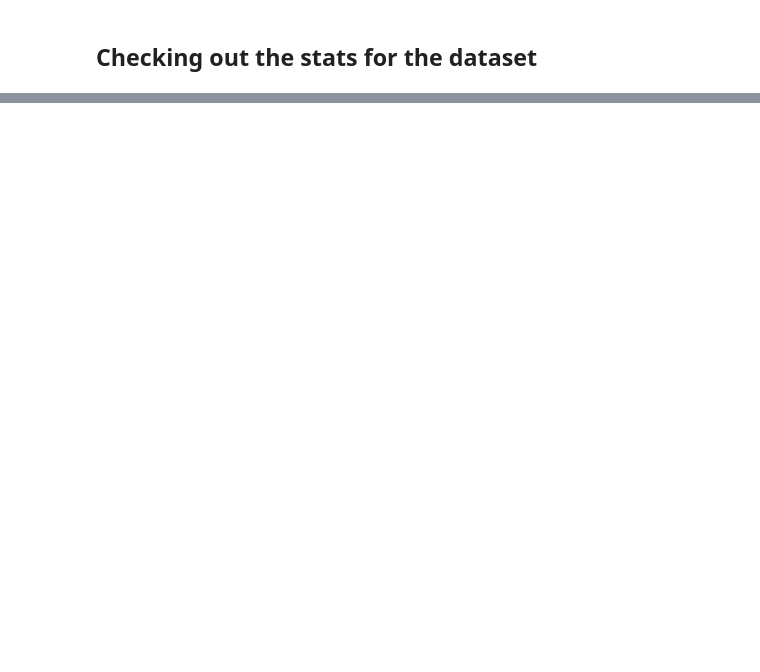
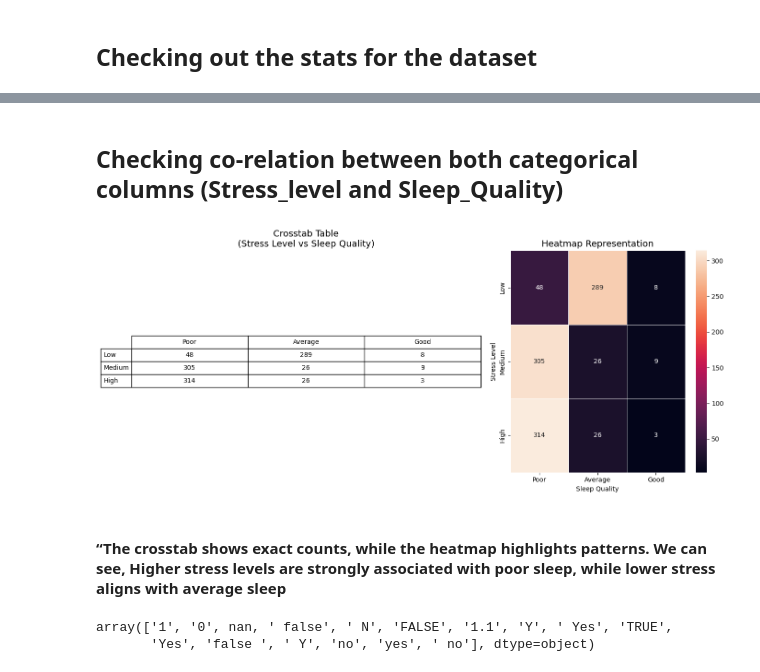
Before and after one commit to Hrick-08/Student-Stress-Analysis-and-Academic-Performance-Predictor, a Jupyter notebook: notebooks/EDA.ipynb, the cells around one changed output, grey strips where cells are left out. Cells and saved outputs as stored; diff of their text form; code cells hidden in the pictures; blank space fills up the shorter version.

```diff
--- a/notebooks/EDA.ipynb
+++ b/notebooks/EDA.ipynb
@@ -34,0 +138,38 @@ df.describe()
+# %% [markdown]
+## Checking co-relation between both categorical columns (Stress_level and Sleep_Quality)
+# %%
+ct = pd.crosstab(df['stress_level'], df['sleep_quality'])
+ct = ct.reindex(index=['Low','Medium','High'],
+                columns=['Poor','Average','Good'])
+
+plt.figure(figsize=(14,6))
+
+plt.subplot(1,2,1)
+plt.axis('off')
+plt.title("Crosstab Table\n(Stress Level vs Sleep Quality)", fontsize=14)
+
+table = plt.table(cellText=ct.values,
+                  rowLabels=ct.index,
+                  colLabels=ct.columns,
+                  loc='center',
+                  cellLoc='center')
+
+table.scale(1.6, 1.6)
+
+plt.subplot(1,2,2)
+sns.heatmap(ct, annot=True, fmt='d', linewidths=0.5)
+plt.title("Heatmap Representation", fontsize=14)
+plt.xlabel("Sleep Quality")
+plt.ylabel("Stress Level")
+
+plt.tight_layout()
+plt.show()
+# %% [output]
+[figure, added]
+# %% [markdown]
+#### “The crosstab shows exact counts, while the heatmap highlights patterns. We can see, Higher stress levels are strongly associated with poor sleep, while lower stress aligns with average sleep
+# %%
+df['mental_health_history'].unique()
+# %% [output]
+array(['1', '0', nan, ' false', ' N', 'FALSE', '1.1', 'Y', ' Yes', 'TRUE',
+       'Yes', 'false ', ' Y', 'no', 'yes', ' no'], dtype=object)
```
Also changed, not shown: parts of 77 cells of this notebook, 4 other files.
